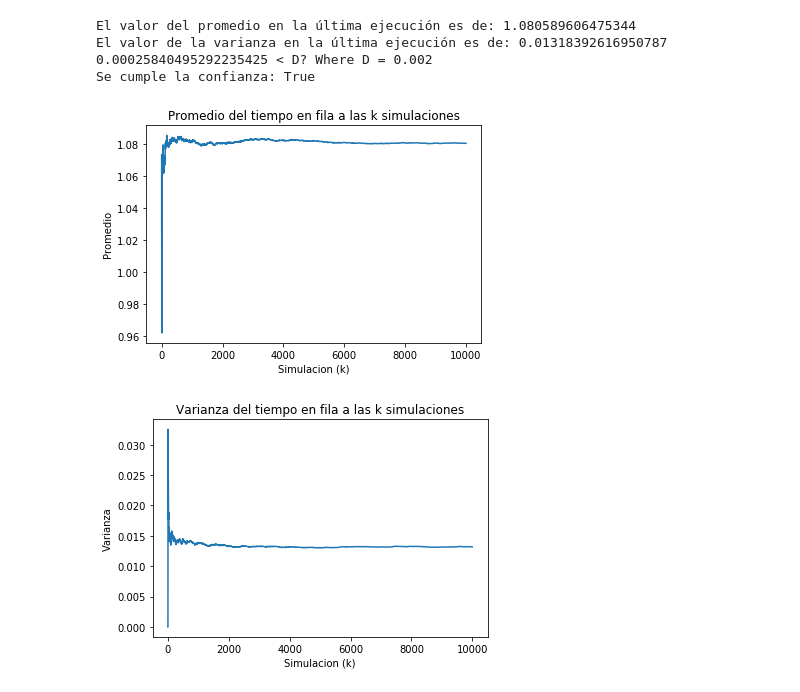
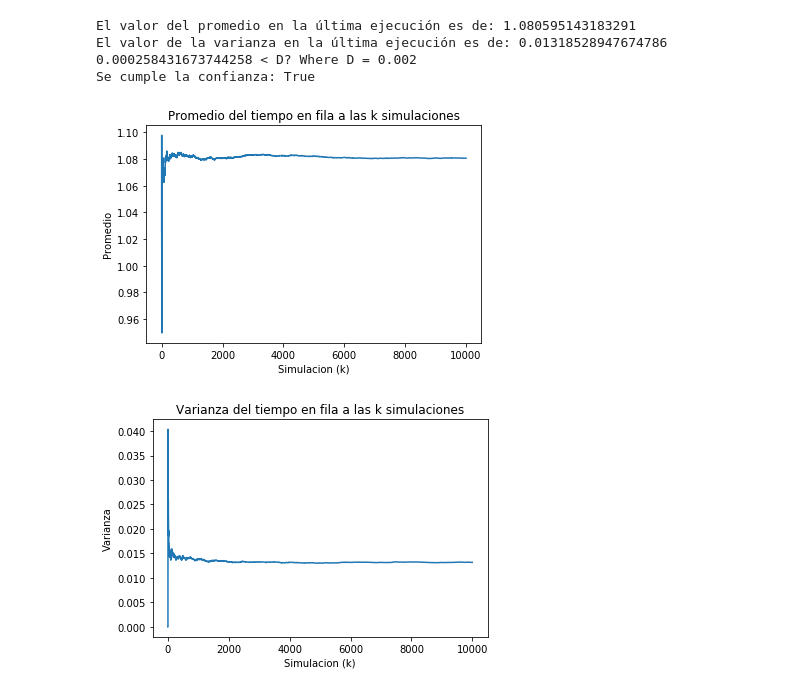
Before and after one commit to andres-linares/simulation_homeworks, a Jupyter notebook: Taller 9 - Medidas de desempeño.ipynb, the cells around one changed output. Cells and saved outputs as stored; diff of their text form; code cells hidden in the pictures.

```diff
--- a/Taller 9 - Medidas de desempeño.ipynb
+++ b/Taller 9 - Medidas de desempeño.ipynb
@@ -90,7 +91,7 @@ for i in range(100):
     promedio_tiempo_fila = np.mean(tiempo_fila)
 
     if i >= 1:
-        promedio_desempeño_tiempo_fila = media_recursiva(promedio_desempeño_tiempo_fila, promedio_tiempo_fila, i + 1)
+        promedio_desempeño_tiempo_fila = media_recursiva(promedio_desempeño_tiempo_fila, promedio_tiempo_fila, i)
     else:
         promedio_desempeño_tiempo_fila = promedio_tiempo_fila
 
@@ -99,7 +100,7 @@ for i in range(100):
             promedio_desempeño_tiempo_fila_anterior,
             promedio_desempeño_tiempo_fila,
             varianza_tiempo_fila,
-            i + 1)
+            i)
 
     promedio_desempeño_tiempo_fila_anterior = promedio_desempeño_tiempo_fila
 
@@ -155,7 +156,7 @@ for i in range(1000):
     promedio_tiempo_fila = np.mean(tiempo_fila)
 
     if i >= 1:
-        promedio_desempeño_tiempo_fila = media_recursiva(promedio_desempeño_tiempo_fila, promedio_tiempo_fila, i + 1)
+        promedio_desempeño_tiempo_fila = media_recursiva(promedio_desempeño_tiempo_fila, promedio_tiempo_fila, i)
     else:
         promedio_desempeño_tiempo_fila = promedio_tiempo_fila
 
@@ -164,7 +165,7 @@ for i in range(1000):
             promedio_desempeño_tiempo_fila_anterior,
             promedio_desempeño_tiempo_fila,
             varianza_tiempo_fila,
-            i + 1)
+            i)
 
     promedio_desempeño_tiempo_fila_anterior = promedio_desempeño_tiempo_fila
 
@@ -221,7 +222,7 @@ for i in range(10000):
     promedio_tiempo_fila = np.mean(tiempo_fila)
 
     if i >= 1:
-        promedio_desempeño_tiempo_fila = media_recursiva(promedio_desempeño_tiempo_fila, promedio_tiempo_fila, i + 1)
+        promedio_desempeño_tiempo_fila = media_recursiva(promedio_desempeño_tiempo_fila, promedio_tiempo_fila, i)
     else:
         promedio_desempeño_tiempo_fila = promedio_tiempo_fila
 
@@ -230,37 +231,37 @@ for i in range(10000):
             promedio_desempeño_tiempo_fila_anterior,
             promedio_desempeño_tiempo_fila,
             varianza_tiempo_fila,
-            i + 1)
+            i)
 
     promedio_desempeño_tiempo_fila_anterior = promedio_desempeño_tiempo_fila
 
     # print('X_{}: {}'.format(i + 1, promedio_desempeño_tiempo_fila))
     # print('S_{}: {}'.format(i + 1, varianza_tiempo_fila))
     # print('-----')
 
     promedios.append(promedio_desempeño_tiempo_fila)
     varianzas.append(varianza_tiempo_fila)
 
 print('El valor del promedio en la última ejecución es de: {}'.format(promedios[-1]))
 print('El valor de la varianza en la última ejecución es de: {}'.format(varianzas[-1]))
 print('Se cumple la confianza: {}'.format(validar_confianza(varianzas[-1], len(varianzas))))
 
 plt.title('Promedio del tiempo en fila a las k simulaciones')
 plt.xlabel('Simulacion (k)')
 plt.ylabel('Promedio')
 plt.plot(promedios)
 plt.show()
 
 
 plt.title('Varianza del tiempo en fila a las k simulaciones')
 plt.xlabel('Simulacion (k)')
 plt.ylabel('Varianza')
 plt.plot(varianzas)
 plt.show()
 # %% [output]
-El valor del promedio en la última ejecución es de: 1.080589606475344
-El valor de la varianza en la última ejecución es de: 0.01318392616950787
-0.00025840495292235425 < D? Where D = 0.002
+El valor del promedio en la última ejecución es de: 1.080595143183291
+El valor de la varianza en la última ejecución es de: 0.01318528947674786
+0.000258431673744258 < D? Where D = 0.002
 Se cumple la confianza: True
-[figure, old version]
+[figure, new version]
-[figure, old version]
+[figure, new version]
```
Also changed, not shown: parts of 3 cells of this notebook.
